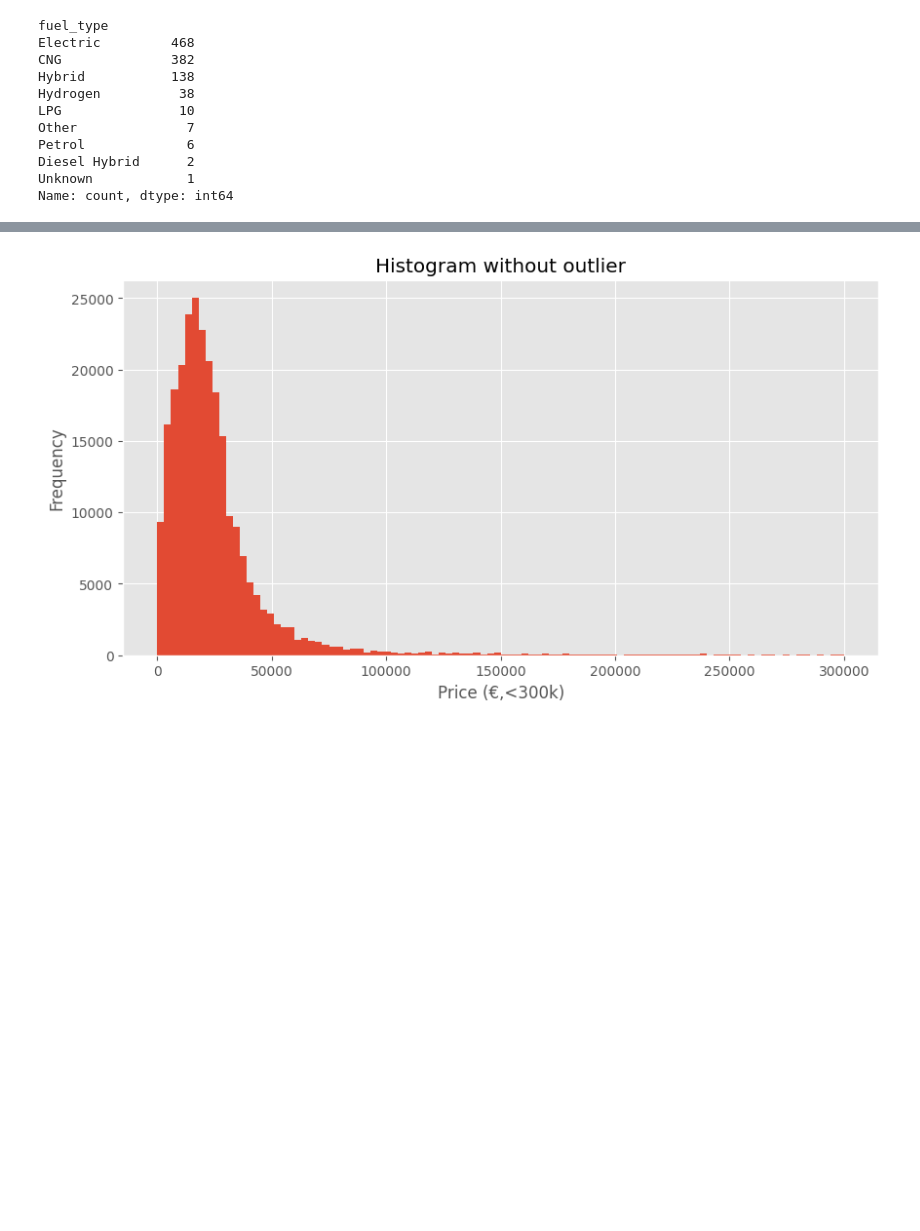
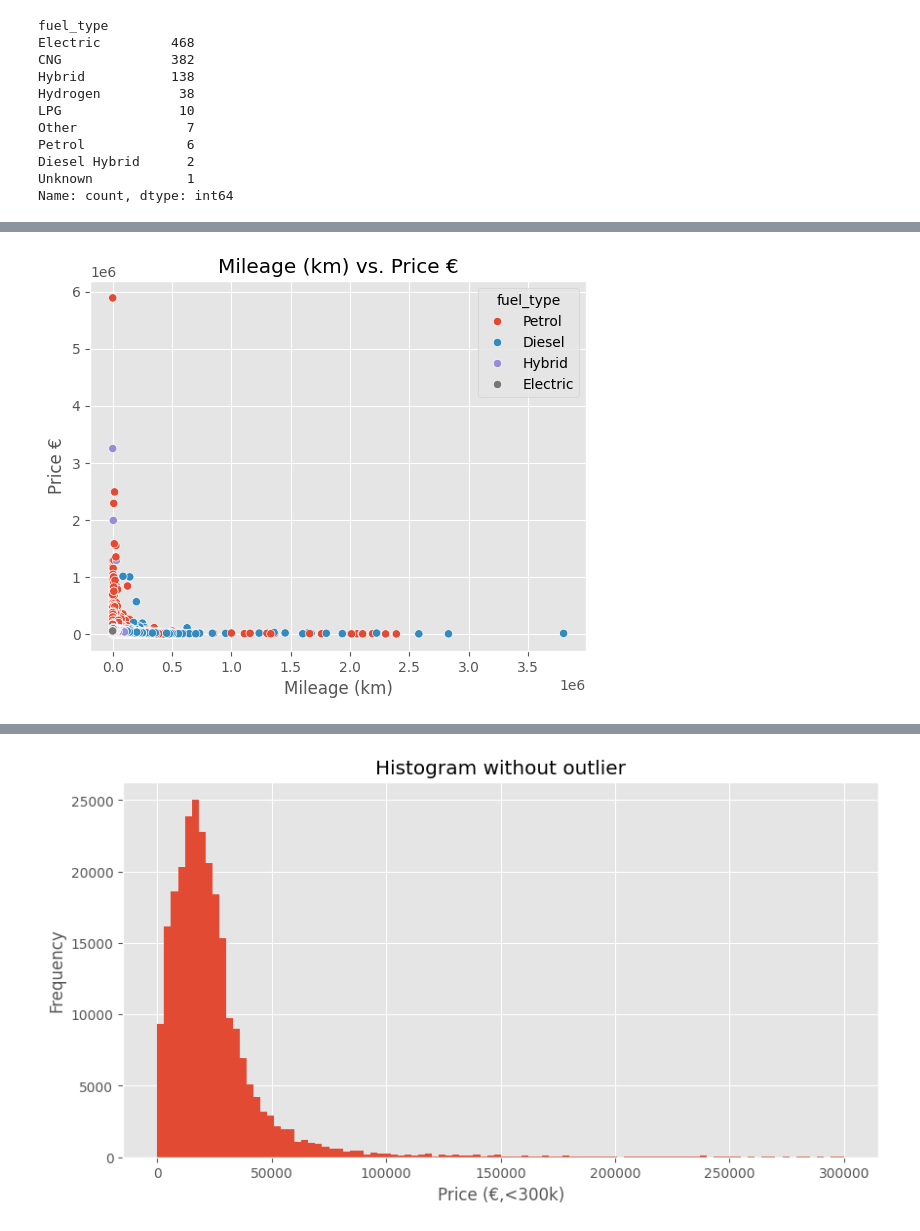
Before and after one commit to kiljos/data_mining, a Jupyter notebook: EDA/data_analysis.ipynb, the cells around one changed output, grey strips where cells are left out. Drawn from its saved outputs; the diff is of its cells as text; code cells hidden in the pictures; blank space fills up the shorter version.

```diff
--- a/EDA/data_analysis.ipynb
+++ b/EDA/data_analysis.ipynb
@@ -329,0 +334,9 @@ plt.show()
+# %%
+filter = df['fuel_type'].isin(['Petrol', 'Diesel', 'Hybrid', 'Electric'])
+ax = sns.scatterplot(data = df[filter], x = 'mileage_in_km', y = 'price_in_euro', hue = 'fuel_type')
+ax.set_title('Mileage (km) vs. Price €')
+ax.set_xlabel('Mileage (km)')
+ax.set_ylabel('Price €')
+plt.show()
+# %% [output]
+[figure, added]
```
Also changed, not shown: parts of 23 cells of this notebook.
